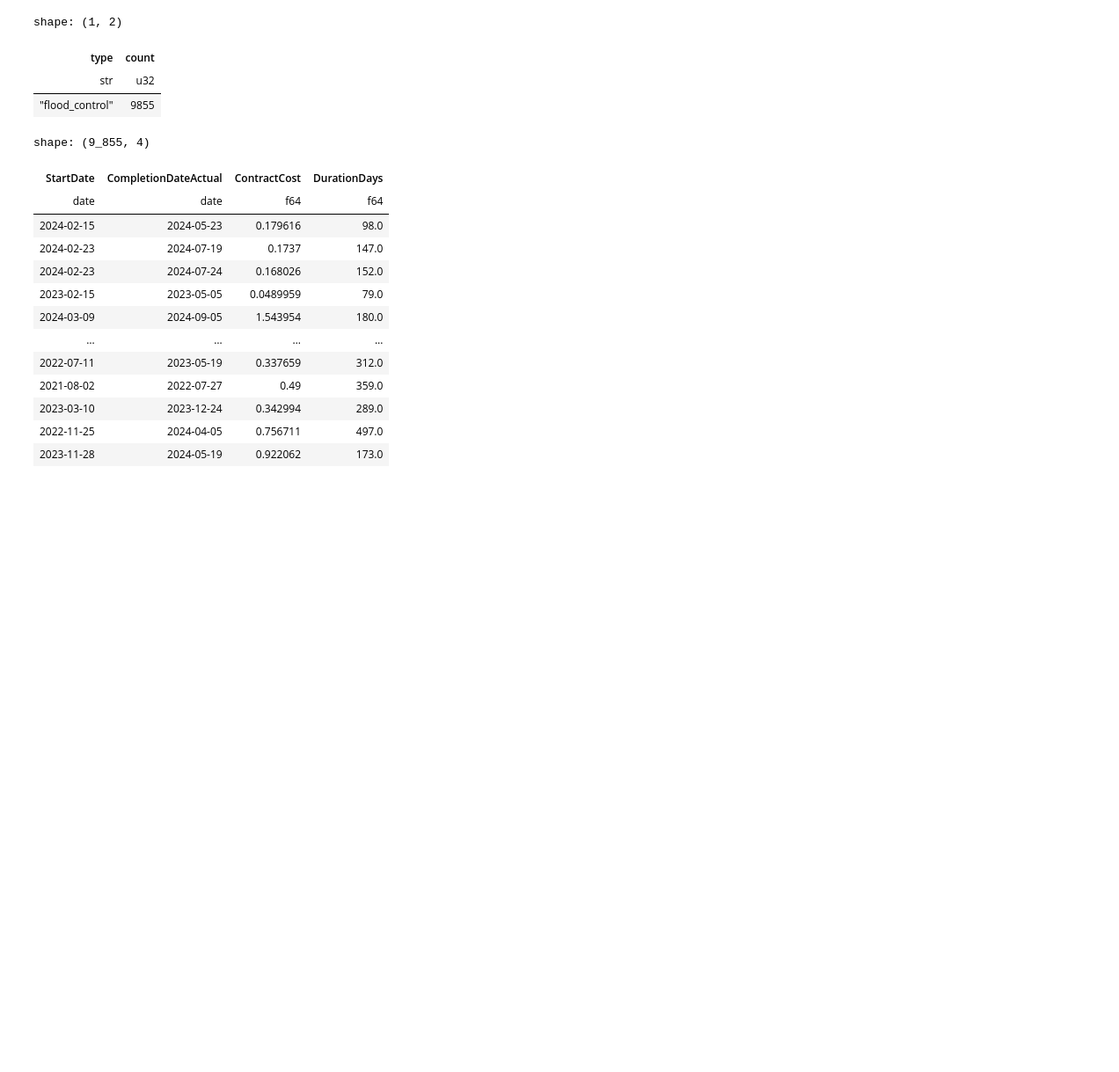
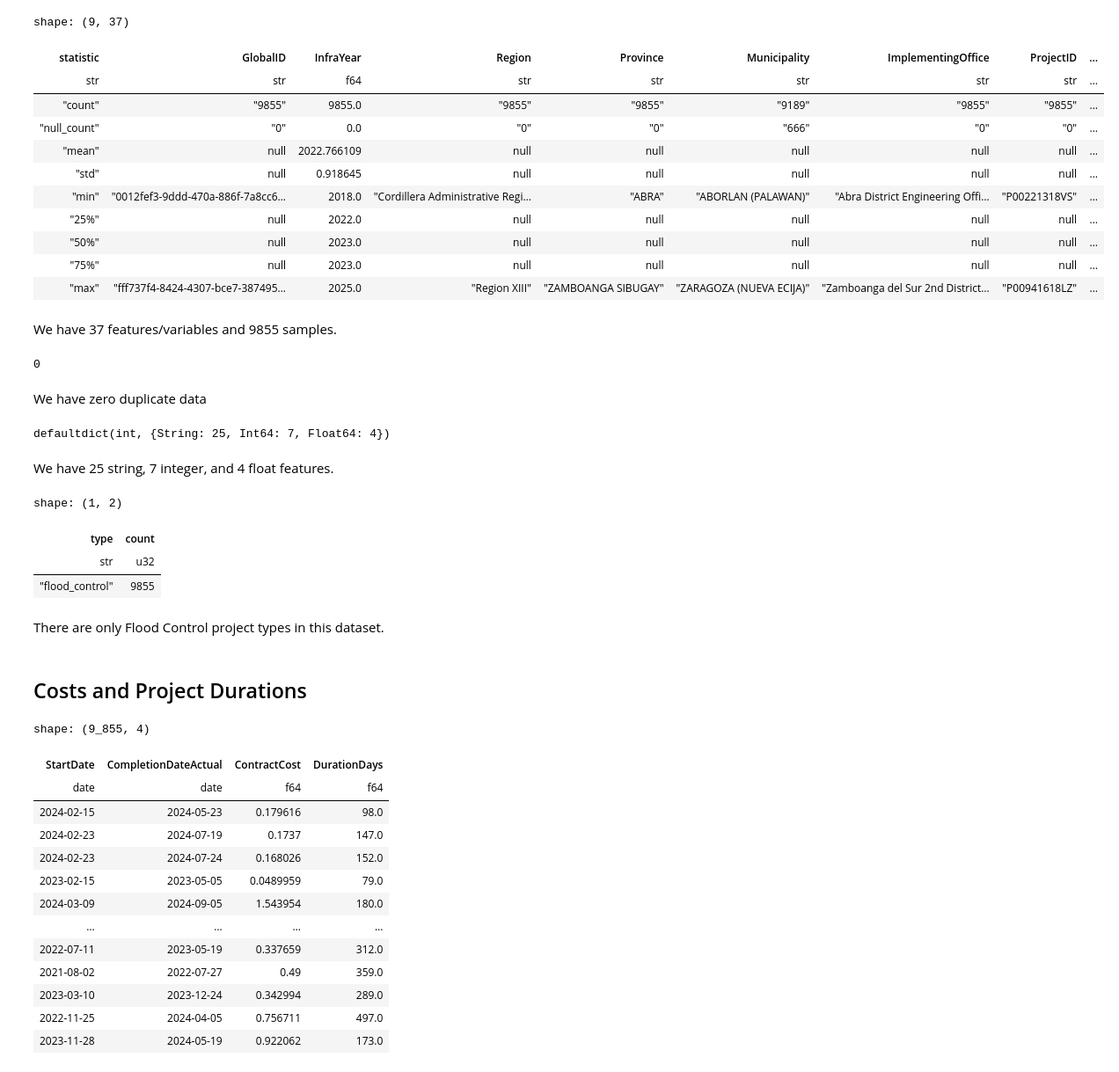
Before and after one commit to iragca/DS413-final-project, a Jupyter notebook: notebooks/dwph-projects-eda.ipynb, the cells around one changed output. Shown at 88% size. Saved outputs shown, nothing was run; the diff lists cells and outputs as text; code cells hidden in the pictures; blank space fills up the shorter version.

```diff
--- a/notebooks/dwph-projects-eda.ipynb
+++ b/notebooks/dwph-projects-eda.ipynb
@@ -41,3 +113,39 @@ shape: (9_855, 36)
+# %%
+data.describe()
+# %% [output]
+shape: (9, 37)
+| statistic | GlobalID | InfraYear | Region | Province | Municipality | ImplementingOffice | ProjectID | ... |
+| str | str | f64 | str | str | str | str | str | ... |
+| "count" | "9855" | 9855.0 | "9855" | "9855" | "9189" | "9855" | "9855" | ... |
+| "null_count" | "0" | 0.0 | "0" | "0" | "666" | "0" | "0" | ... |
+| "mean" | null | 2022.766109 | null | null | null | null | null | ... |
+| "std" | null | 0.918645 | null | null | null | null | null | ... |
+| "min" | "0012fef3-9ddd-470a-886f-7a8cc6… | 2018.0 | "Cordillera Administrative Regi… | "ABRA" | "ABORLAN (PALAWAN)" | "Abra District Engineering Offi… | "P00221318VS" | ... |
+| "25%" | null | 2022.0 | null | null | null | null | null | ... |
+| "50%" | null | 2023.0 | null | null | null | null | null | ... |
+| "75%" | null | 2023.0 | null | null | null | null | null | ... |
+| "max" | "fff737f4-8424-4307-bce7-387495… | 2025.0 | "Region XIII" | "ZAMBOANGA SIBUGAY" | "ZARAGOZA (NUEVA ECIJA)" | "Zamboanga del Sur 2nd District… | "P00941618LZ" | ... |
+# %% [markdown]
+We have 37 features/variables and 9855 samples.
+# %%
+data.is_duplicated().sum()
+# %% [output]
+0
+# %% [markdown]
+We have zero duplicate data
+# %%
+from collections import defaultdict
+
+freq_table = defaultdict(int)
+
+for col_dtype in data.schema.dtypes():
+    freq_table[col_dtype] += 1
+
+freq_table
+# %% [output]
+defaultdict(int, {String: 25, Int64: 7, Float64: 4})
+# %% [markdown]
+We have 25 string, 7 integer, and 4 float features.
 # %%
 data["type"].value_counts()
 # %% [output]
@@ -45,6 +153,10 @@ shape: (1, 2)
 | type | count |
 | str | u32 |
 | "flood_control" | 9855 |
+# %% [markdown]
+There are only Flood Control project types in this dataset.
+# %% [markdown]
+## Costs and Project Durations
 # %%
 formatted_data = (
 
```
Also changed, not shown: parts of 20 cells of this notebook, 1 other file.
